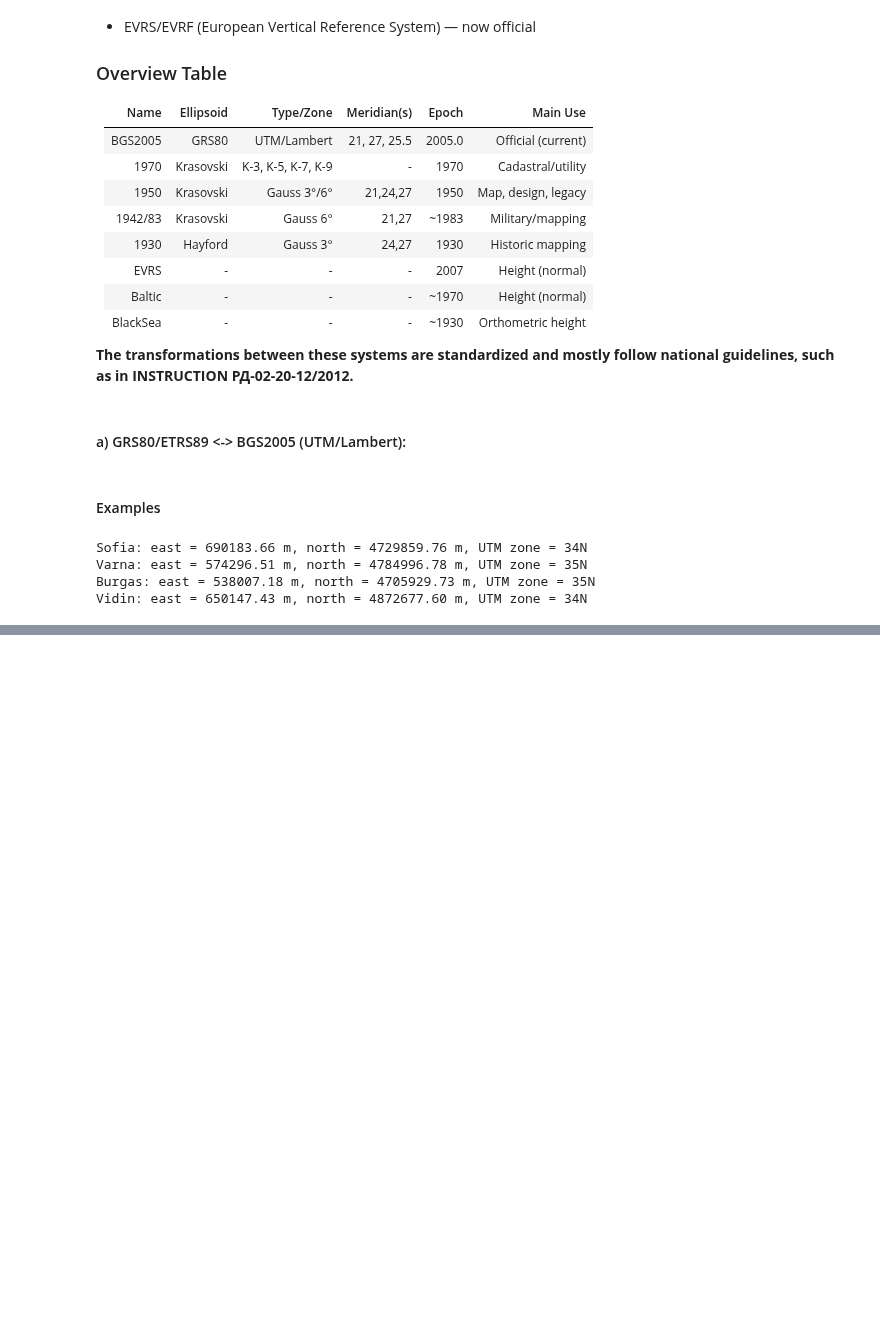
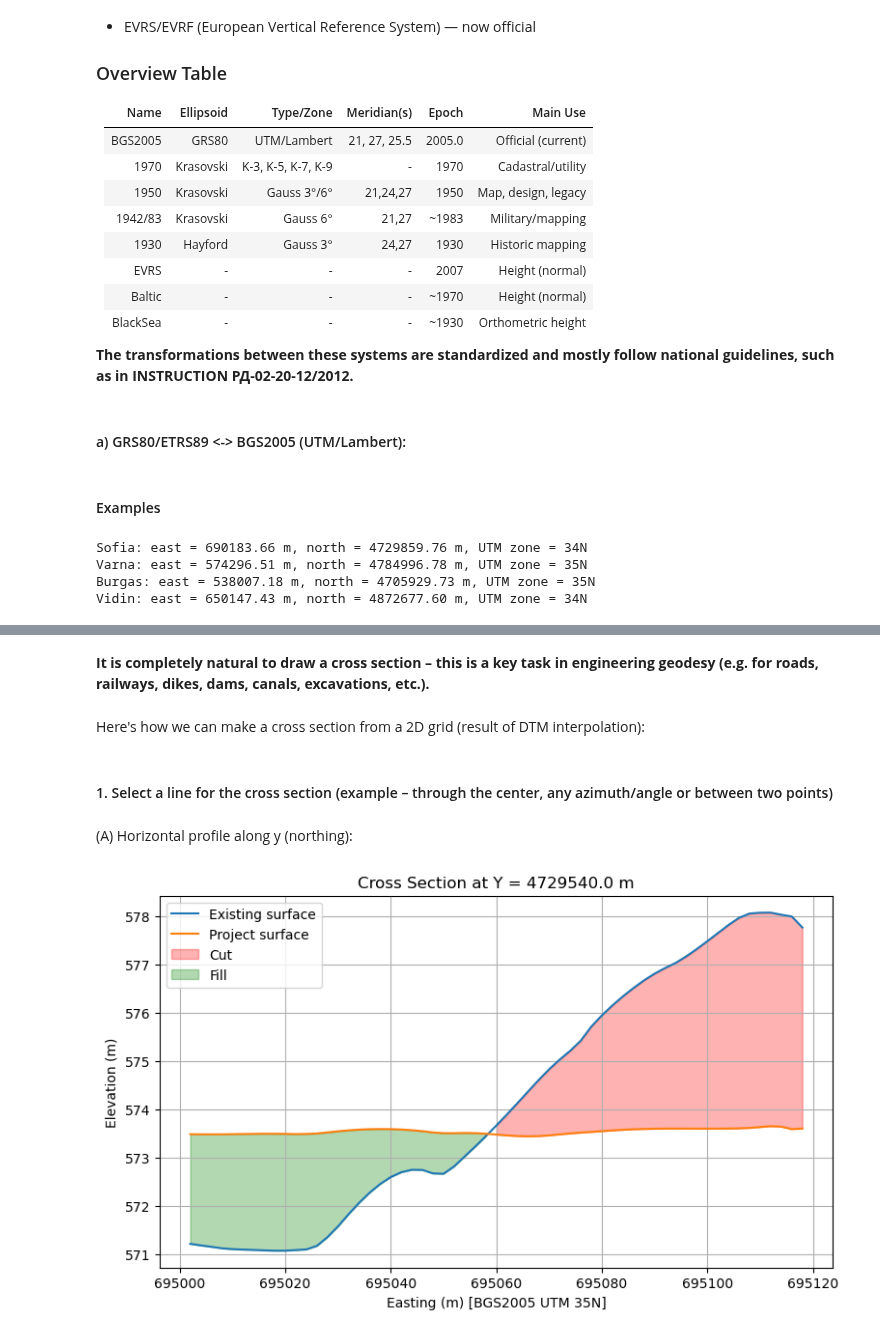
Before and after one commit to Araychev/UPSKILL-AI-and-Machine-Learning---2025, a Jupyter notebook: Math Concepts for Developers - март 2025/Regular_Exam_Project/math_concepts_geo_project.ipynb, the cells around one changed output, grey strips where cells are left out. Drawn from its saved outputs; the diff is of its cells as text; code cells hidden in the pictures; blank space fills up the shorter version.

Commit message:
more task comleated

```diff
--- a/Math Concepts for Developers - март 2025/Regular_Exam_Project/math_concepts_geo_project.ipynb
+++ b/Math Concepts for Developers - март 2025/Regular_Exam_Project/math_concepts_geo_project.ipynb
@@ -1226,0 +1468,28 @@ Vidin: east = 650147.43 m, north = 4872677.60 m, UTM zone = 34N
+# %% [markdown]
+**It is completely natural to draw a cross section – this is a key task in engineering geodesy (e.g. for roads, railways, dikes, dams, canals, excavations, etc.).**
+# %% [markdown]
+ Here's how we can make a cross section from a 2D grid (result of DTM interpolation):
+# %% [markdown]
+#### 1. Select a line for the cross section (example – through the center, any azimuth/angle or between two points)
+# %% [markdown]
+(A) Horizontal profile along y (northing):
+# %%
+# Example: profile along the closest y to the center (or along a given y0)
+y_profile = y0 + 40   # for example at y = y0 + 40 m
+idx_y = np.argmin(np.abs(y_grid - y_profile))
+z_prof_existing = z_existing_grid[idx_y, :]
+z_prof_project  = z_project_grid[idx_y, :]
+
+plt.figure(figsize=(9,5))
+plt.plot(x_grid, z_prof_existing, label='Existing surface')
+plt.plot(x_grid, z_prof_project,  label='Project surface')
+plt.fill_between(x_grid, z_prof_existing, z_prof_project, where=z_prof_project<z_prof_existing, color='red', alpha=0.3, label="Cut")
+plt.fill_between(x_grid, z_prof_existing, z_prof_project, where=z_prof_project>z_prof_existing, color='green', alpha=0.3, label="Fill")
+plt.xlabel("Easting (m) [BGS2005 UTM 35N]")
+plt.ylabel("Elevation (m)")
+plt.title(f"Cross Section at Y = {y_profile:.1f} m")
+plt.legend()
+plt.grid()
+plt.show()
+# %% [output]
+[figure, added]
```
Also changed, not shown: parts of 35 cells of this notebook.
